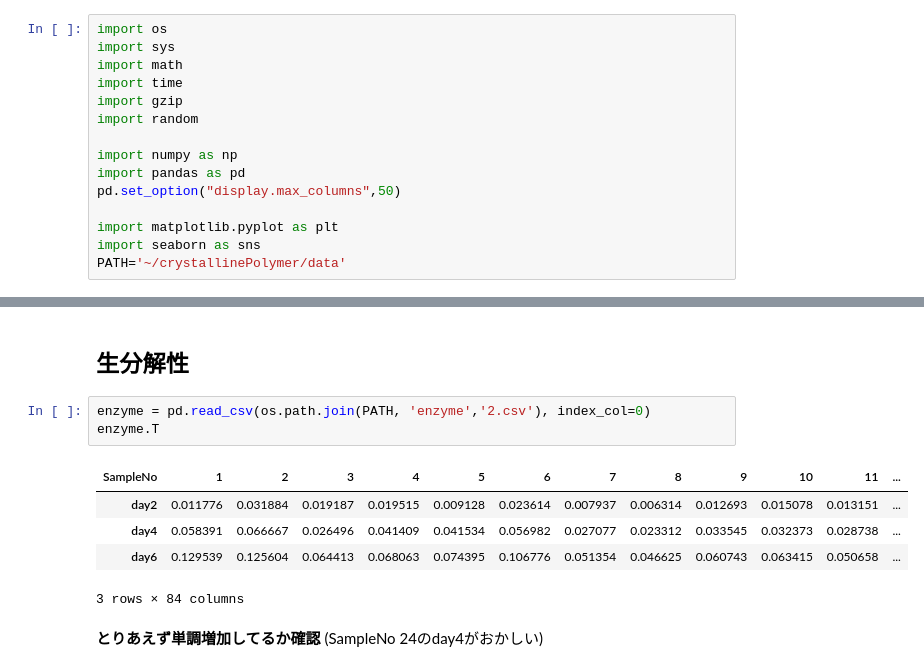
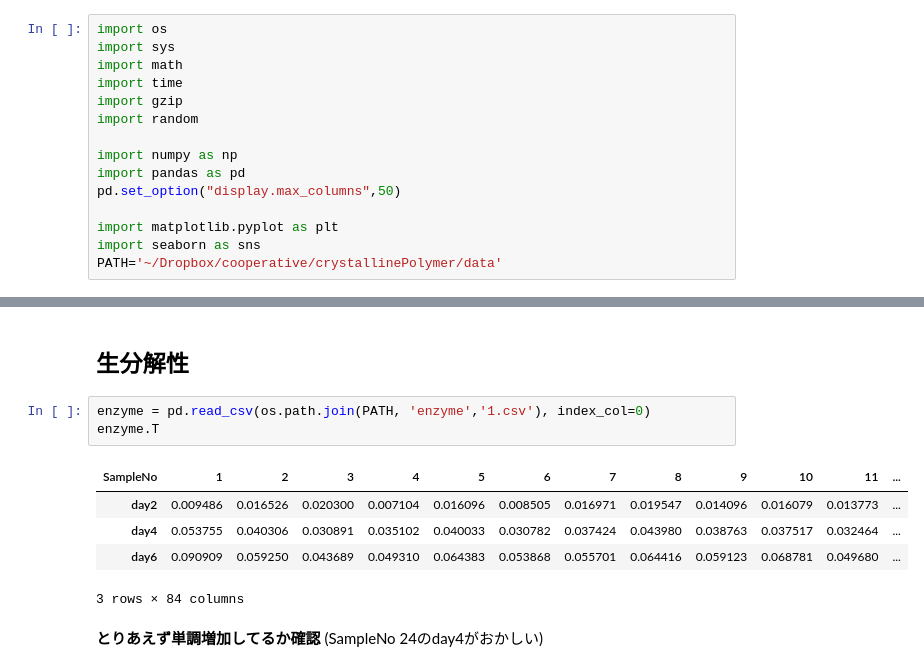
Before and after one commit to Kazuki526/CrystallinePolymer, a Jupyter notebook: initial_analysis_enzyme.ipynb, the cells around one changed output, grey strips where cells are left out. Cells and saved outputs as stored; diff of their text form.

```diff
--- a/initial_analysis_enzyme.ipynb
+++ b/initial_analysis_enzyme.ipynb
@@ -12,7 +12,7 @@ pd.set_option("display.max_columns",50)
 
 import matplotlib.pyplot as plt
 import seaborn as sns
-PATH='~/crystallinePolymer/data'
+PATH='~/Dropbox/cooperative/crystallinePolymer/data'
 # %% [markdown]
 ## サンプル情報 ##
 結晶化温度：CrystTemp
@@ -32,13 +32,13 @@ sample_list.T
 # %% [markdown]
 ## 生分解性 ##
 # %%
-enzyme = pd.read_csv(os.path.join(PATH, 'enzyme','2.csv'), index_col=0)
+enzyme = pd.read_csv(os.path.join(PATH, 'enzyme','1.csv'), index_col=0)
 enzyme.T
 # %% [output]
 | SampleNo | 1 | 2 | 3 | 4 | 5 | 6 | 7 | 8 | 9 | 10 | 11 | ... |
-| day2 | 0.011776 | 0.031884 | 0.019187 | 0.019515 | 0.009128 | 0.023614 | 0.007937 | 0.006314 | 0.012693 | 0.015078 | 0.013151 | ... |
-| day4 | 0.058391 | 0.066667 | 0.026496 | 0.041409 | 0.041534 | 0.056982 | 0.027077 | 0.023312 | 0.033545 | 0.032373 | 0.028738 | ... |
-| day6 | 0.129539 | 0.125604 | 0.064413 | 0.068063 | 0.074395 | 0.106776 | 0.051354 | 0.046625 | 0.060743 | 0.063415 | 0.050658 | ... |
+| day2 | 0.009486 | 0.016526 | 0.020300 | 0.007104 | 0.016096 | 0.008505 | 0.016971 | 0.019547 | 0.014096 | 0.016079 | 0.013773 | ... |
+| day4 | 0.053755 | 0.040306 | 0.030891 | 0.035102 | 0.040033 | 0.030782 | 0.037424 | 0.043980 | 0.038763 | 0.037517 | 0.032464 | ... |
+| day6 | 0.090909 | 0.059250 | 0.043689 | 0.049310 | 0.064383 | 0.053868 | 0.055701 | 0.064416 | 0.059123 | 0.068781 | 0.049680 | ... |
 3 rows × 84 columns
 # %% [markdown]
 **とりあえず単調増加してるか確認**  (SampleNo 24のday4がおかしい)
```
Also changed, not shown: parts of 9 cells of this notebook, 3 other files.
